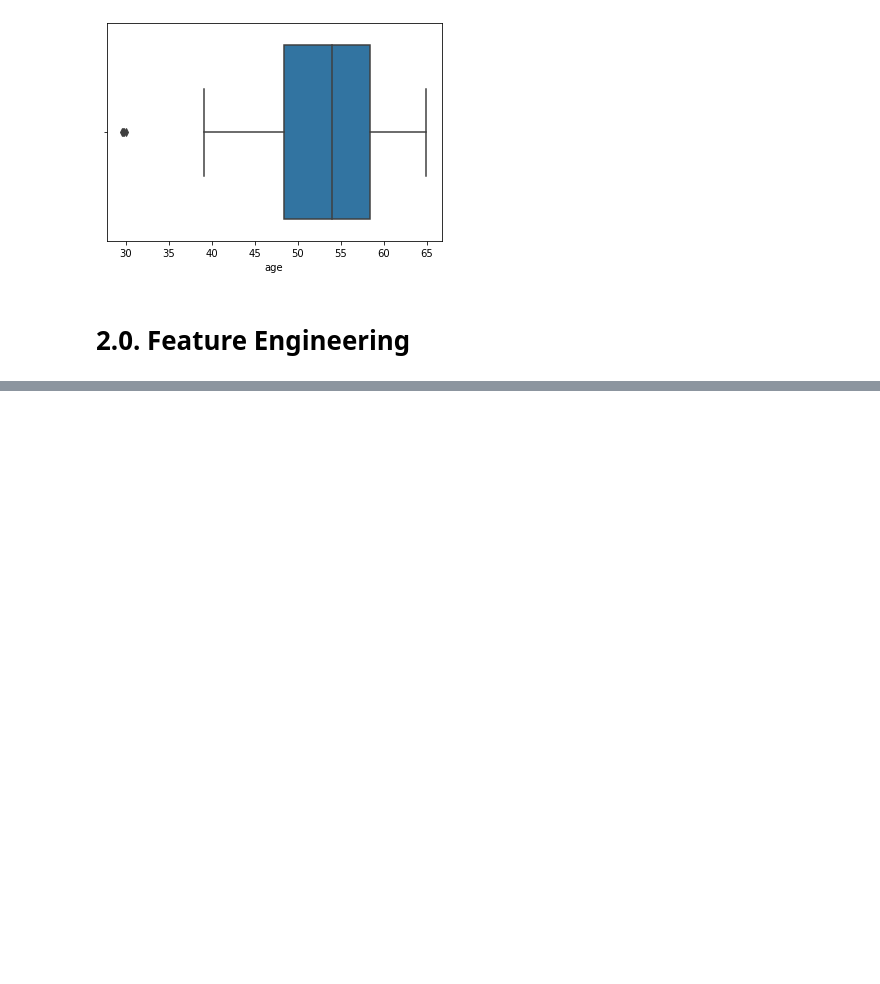
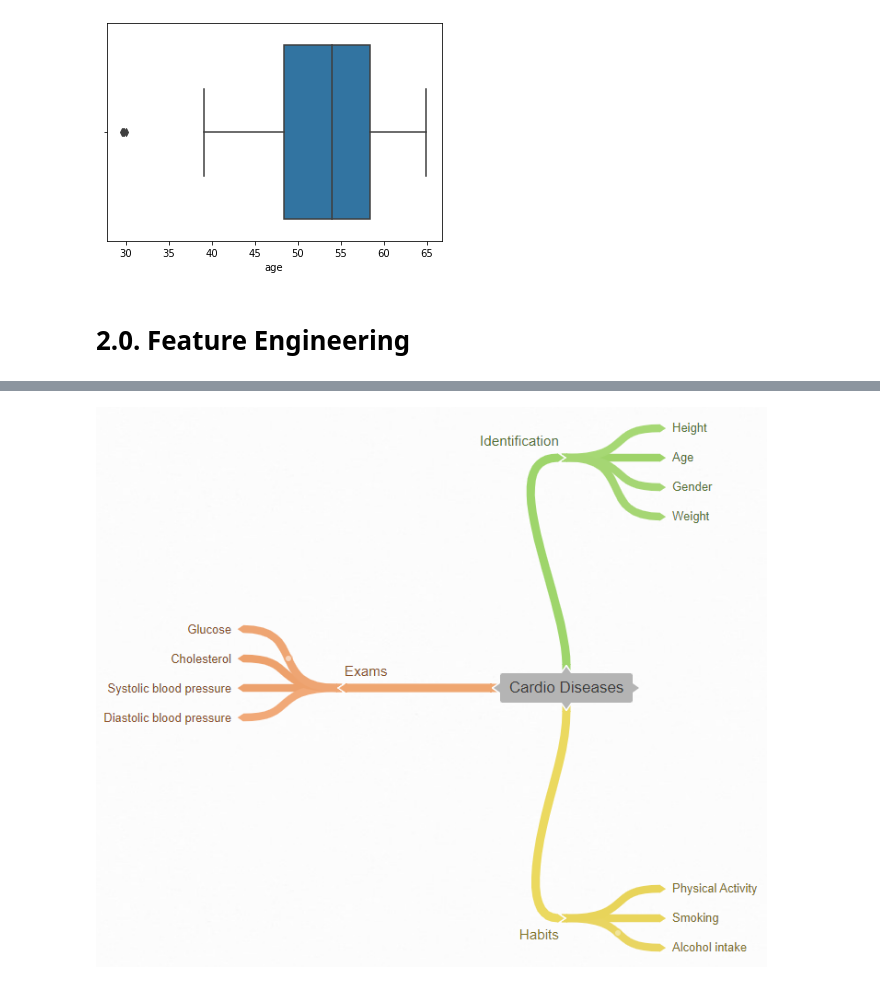
Before and after one commit to HenriqueCR1291/cardio_catch_diseases, a Jupyter notebook: m01_cardio_catch_diseases.ipynb, the cells around one changed output, grey strips where cells are left out. Saved outputs shown, nothing was run; the diff lists cells and outputs as text; code cells hidden in the pictures; blank space fills up the shorter version.

```diff
--- a/m01_cardio_catch_diseases.ipynb
+++ b/m01_cardio_catch_diseases.ipynb
@@ -140,0 +156,4 @@ Physical activity | Subjective Feature | active | binary |
+# %%
+Image('CCD.png')
+# %% [output]
+[figure, added]
```
Also changed, not shown: parts of 4 cells of this notebook.
